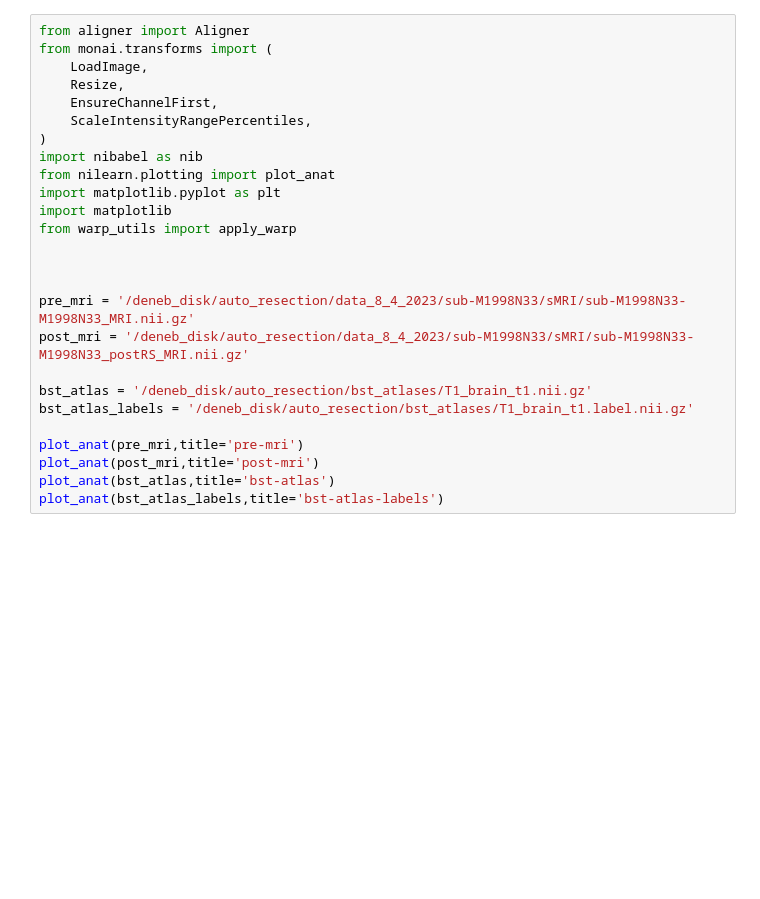
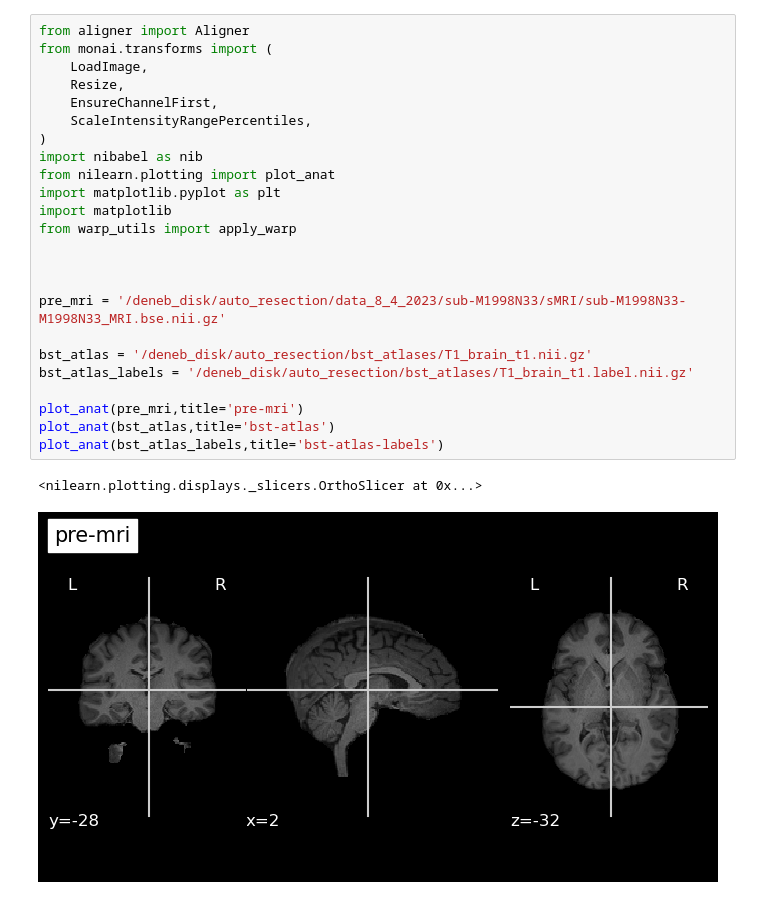
Before and after one commit to ajoshiusc/auto_resection_mask, a Jupyter notebook: main_find_noresection_regions.ipynb, the cells around one changed output. Drawn from its saved outputs; the diff is of its cells as text; blank space fills up the shorter version.

```diff
--- a/main_find_noresection_regions.ipynb
+++ b/main_find_noresection_regions.ipynb
@@ -1,26 +1,27 @@
 # %%
 from aligner import Aligner
 from monai.transforms import (
     LoadImage,
     Resize,
     EnsureChannelFirst,
     ScaleIntensityRangePercentiles,
 )
 import nibabel as nib
 from nilearn.plotting import plot_anat
 import matplotlib.pyplot as plt
 import matplotlib
 from warp_utils import apply_warp
 
 
 
-pre_mri = '/deneb_disk/auto_resection/data_8_4_2023/sub-M1998N33/sMRI/sub-M1998N33-M1998N33_MRI.nii.gz'
-post_mri = '/deneb_disk/auto_resection/data_8_4_2023/sub-M1998N33/sMRI/sub-M1998N33-M1998N33_postRS_MRI.nii.gz'
+pre_mri = '/deneb_disk/auto_resection/data_8_4_2023/sub-M1998N33/sMRI/sub-M1998N33-M1998N33_MRI.bse.nii.gz'
 
 bst_atlas = '/deneb_disk/auto_resection/bst_atlases/T1_brain_t1.nii.gz'
 bst_atlas_labels = '/deneb_disk/auto_resection/bst_atlases/T1_brain_t1.label.nii.gz'
 
 plot_anat(pre_mri,title='pre-mri')
-plot_anat(post_mri,title='post-mri')
 plot_anat(bst_atlas,title='bst-atlas')
 plot_anat(bst_atlas_labels,title='bst-atlas-labels')
+# %% [output]
+<nilearn.plotting.displays._slicers.OrthoSlicer at 0x...>
+[figure, added]
```
Also changed, not shown: parts of 3 cells of this notebook.
